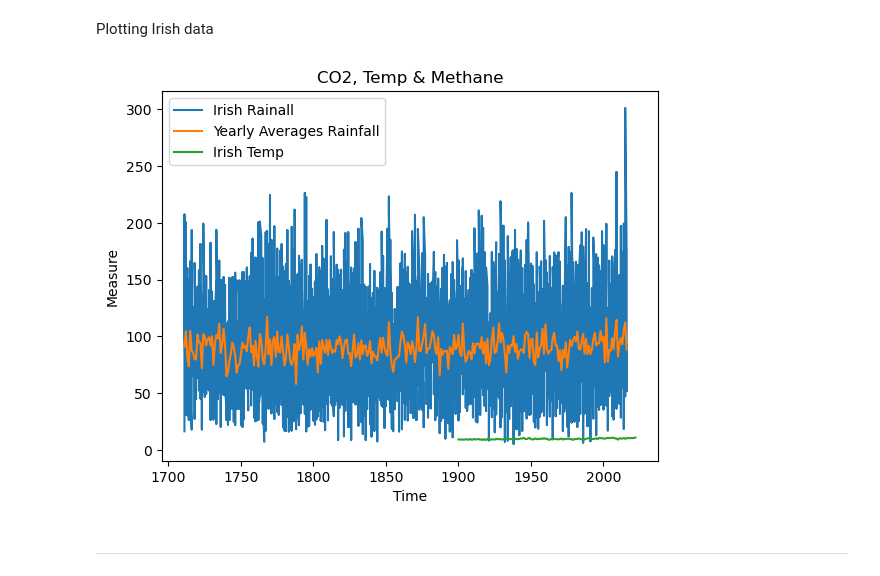
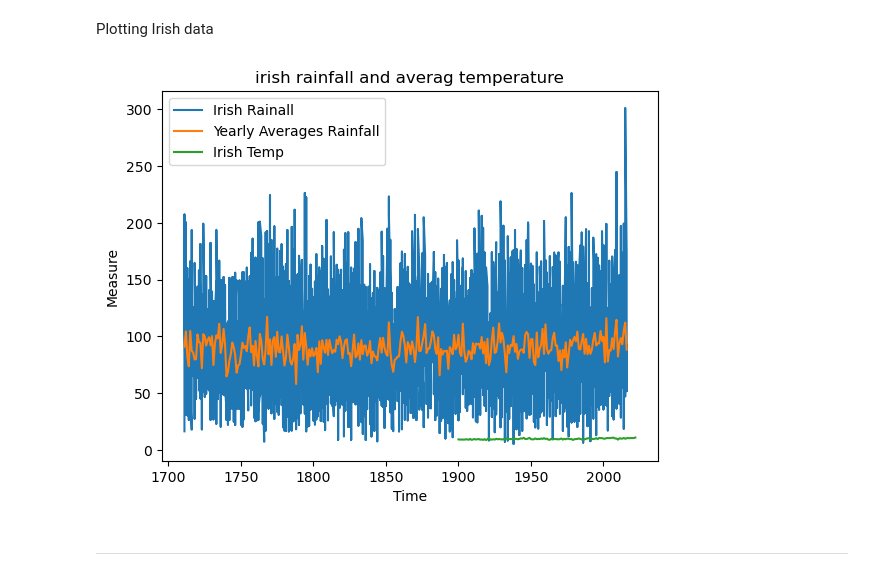
Before and after one commit to dectan/Programming-for-Data-Analysis-Project-2, a Jupyter notebook: Project 2.ipynb, the cells around one changed output. Saved outputs shown, nothing was run; the diff lists cells and outputs as text; code cells hidden in the pictures.

Commit message:
changes to titles and measurements on plots, kernel restarted and run

```diff
--- a/Project 2.ipynb
+++ b/Project 2.ipynb
@@ -668,14 +668,14 @@ Plotting Irish data
 # %%
 plt.plot(comp_irish_rainfall['Year'],comp_irish_rainfall['Median montly series'], label = 'Irish Rainall')
 plt.plot(mean_yearly_irish_rainfall, label='Yearly Averages Rainfall')
 plt.plot(irish_temp['year'],irish_temp['Annual'], label = 'Irish Temp')
 plt.xlabel('Time')
 plt.ylabel('Measure')
-plt.title('CO2, Temp & Methane')
+plt.title('irish rainfall and averag temperature')
 plt.legend()
 plt.show()
 # %% [output]
-[figure, old version]
+[figure, new version]
 # %% [markdown]
 ***
 # %% [markdown]
```
Also changed, not shown: parts of 5 cells of this notebook.
